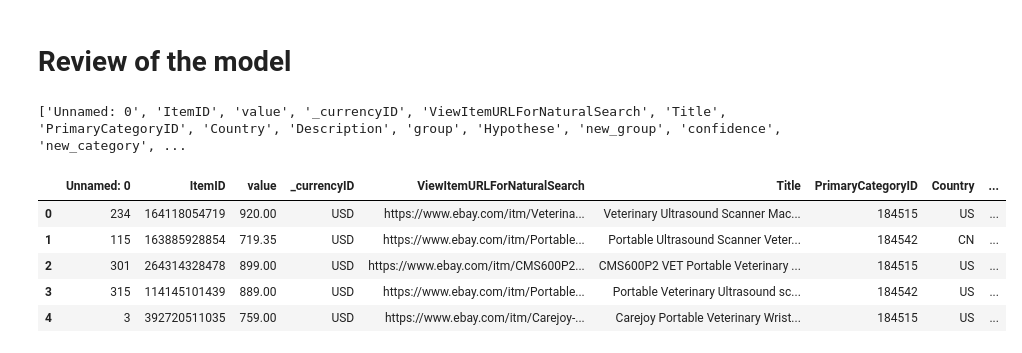
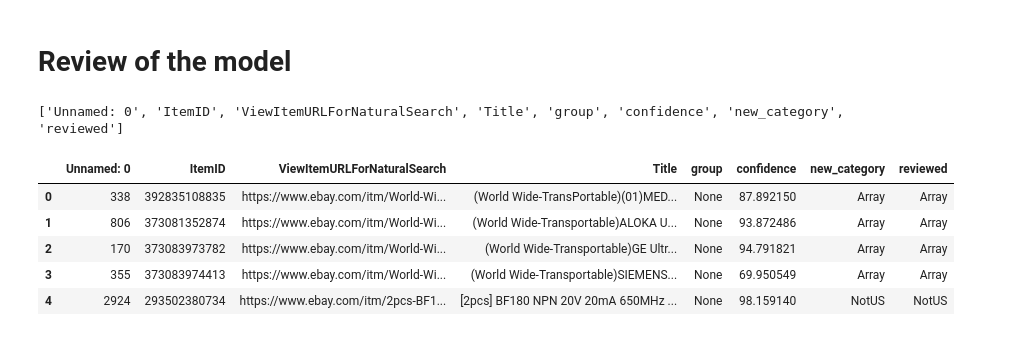
Before and after one commit to kelu124/ebayUSprobes, a Jupyter notebook: 10.ApplyModel.ipynb, the cells around one changed output. Drawn from its saved outputs; the diff is of its cells as text; code cells hidden in the pictures.

```diff
--- a/10.ApplyModel.ipynb
+++ b/10.ApplyModel.ipynb
@@ -131,17 +133,17 @@ TODO
 # %% [markdown]
 # Review of the model
 # %%
-new = pd.read_excel("todo.xlsx")
+new = pd.read_excel("verification.xlsx")
 print(new.columns.tolist())
 new.head()
 # %% [output]
-['Unnamed: 0', 'ItemID', 'value', '_currencyID', 'ViewItemURLForNaturalSearch', 'Title', 'PrimaryCategoryID', 'Country', 'Description', 'group', 'Hypothese', 'new_group', 'confidence', 'new_category', ...
+['Unnamed: 0', 'ItemID', 'ViewItemURLForNaturalSearch', 'Title', 'group', 'confidence', 'new_category', 'reviewed']
-|  | Unnamed: 0 | ItemID | value | _currencyID | ViewItemURLForNaturalSearch | Title | PrimaryCategoryID | Country | ... |
-| 0 | 234 | 164118054719 | 920.00 | USD | https://www.ebay.com/itm/Veterina... | Veterinary Ultrasound Scanner Mac... | 184515 | US | ... |
-| 1 | 115 | 163885928854 | 719.35 | USD | https://www.ebay.com/itm/Portable... | Portable Ultrasound Scanner Veter... | 184542 | CN | ... |
-| 2 | 301 | 264314328478 | 899.00 | USD | https://www.ebay.com/itm/CMS600P2... | CMS600P2 VET Portable Veterinary ... | 184515 | US | ... |
-| 3 | 315 | 114145101439 | 889.00 | USD | https://www.ebay.com/itm/Portable... | Portable Veterinary Ultrasound sc... | 184542 | US | ... |
-| 4 | 3 | 392720511035 | 759.00 | USD | https://www.ebay.com/itm/Carejoy-... | Carejoy Portable Veterinary Wrist... | 184515 | US | ... |
+|  | Unnamed: 0 | ItemID | ViewItemURLForNaturalSearch | Title | group | confidence | new_category | reviewed |
+| 0 | 338 | 392835108835 | https://www.ebay.com/itm/World-Wi... | (World Wide-TransPortable)(01)MED... | None | 87.892150 | Array | Array |
+| 1 | 806 | 373081352874 | https://www.ebay.com/itm/World-Wi... | (World Wide-Transportable)ALOKA U... | None | 93.872486 | Array | Array |
+| 2 | 170 | 373083973782 | https://www.ebay.com/itm/World-Wi... | (World Wide-Transportable)GE Ultr... | None | 94.791821 | Array | Array |
+| 3 | 355 | 373083974413 | https://www.ebay.com/itm/World-Wi... | (World Wide-Transportable)SIEMENS... | None | 69.950549 | Array | Array |
+| 4 | 2924 | 293502380734 | https://www.ebay.com/itm/2pcs-BF1... | [2pcs] BF180 NPN 20V 20mA 650MHz ... | None | 98.159140 | NotUS | NotUS |
 # %%
 import os
 pathimg = "/home/kelu/ultrasound/ebaystrove/images/"
```
Also changed, not shown: parts of 14 cells of this notebook, 16 other files.
